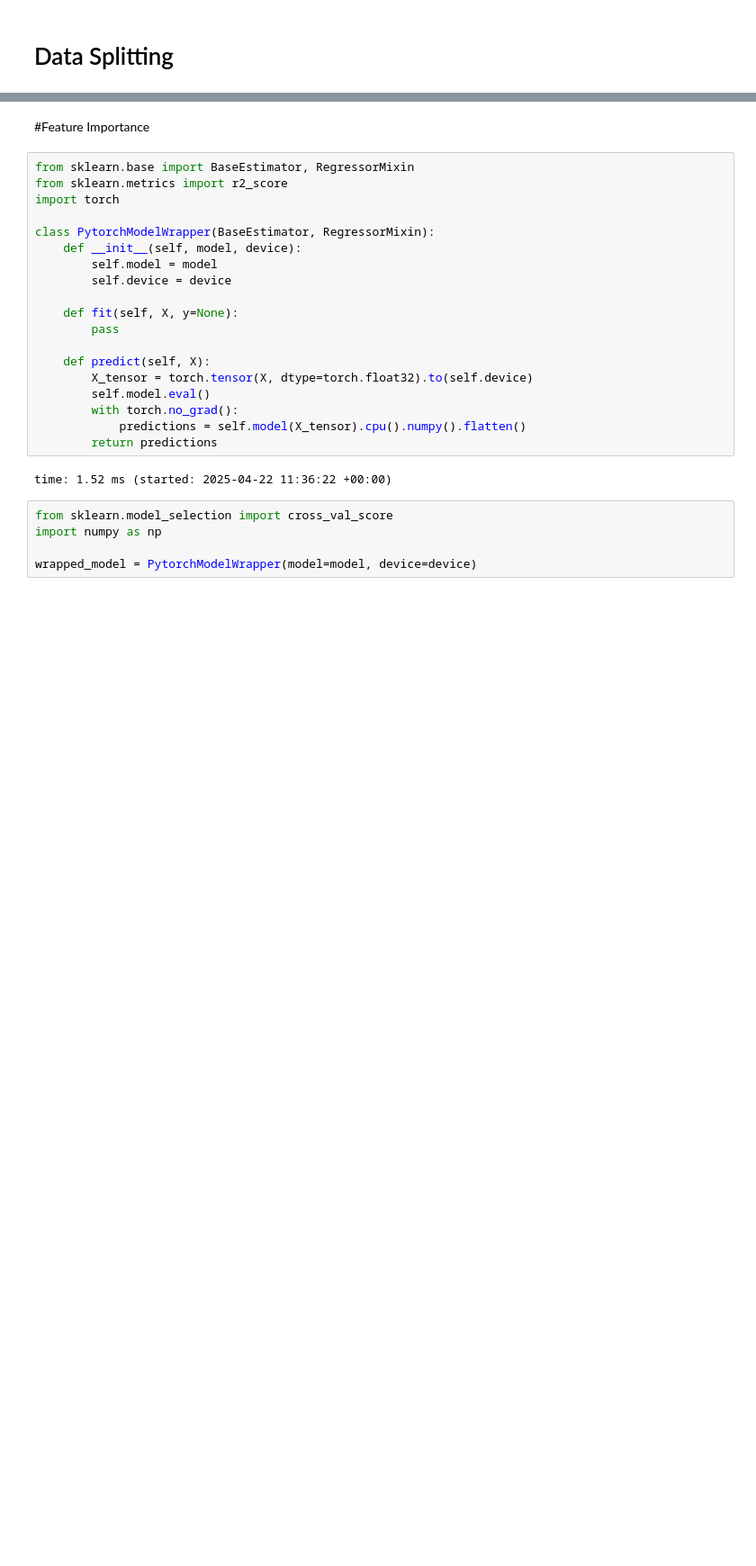
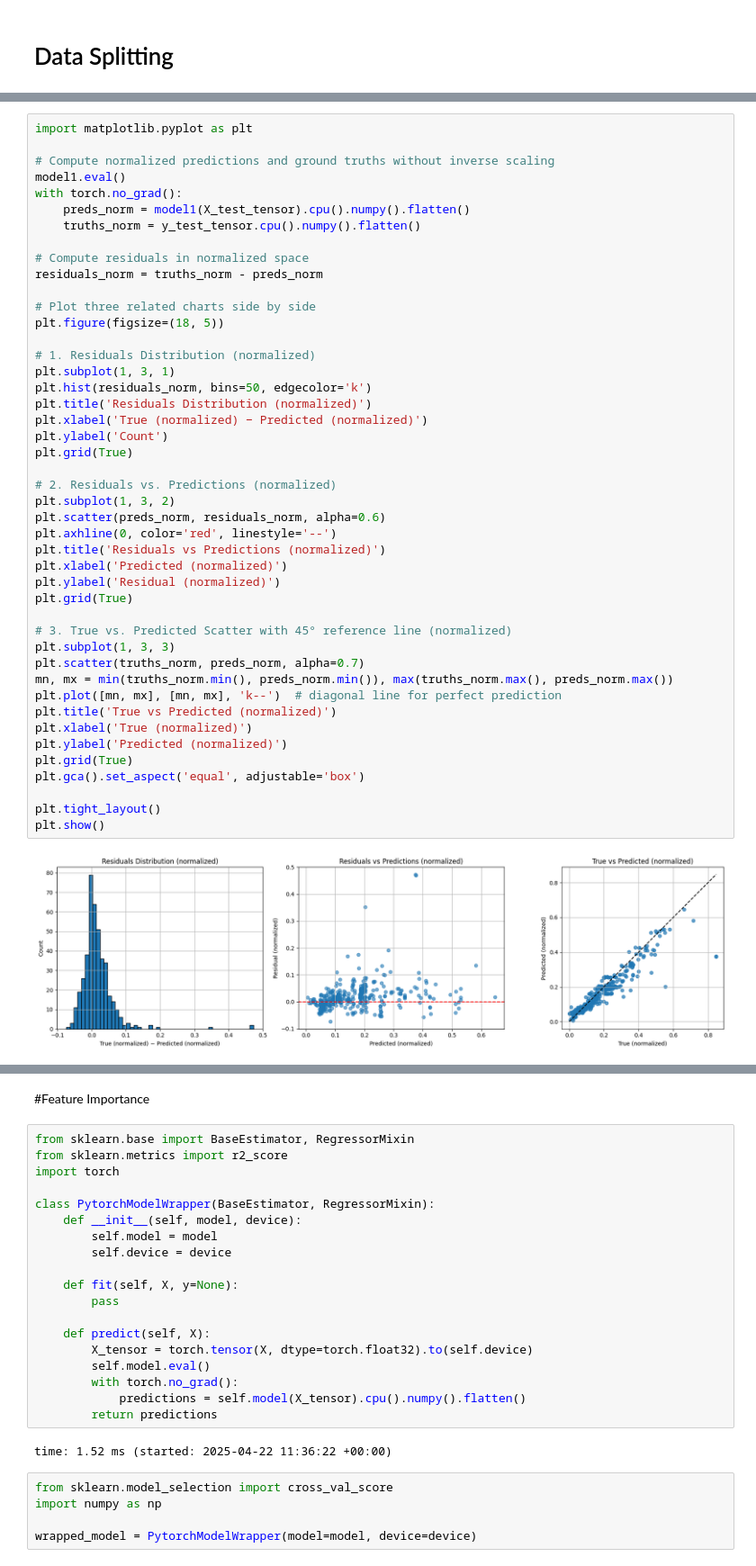
Before and after one commit to shanilev123456/Final-Project-ds, a Jupyter notebook: model.ipynb, the cells around one changed output, grey strips where cells are left out. Shown at 90% size. Drawn from its saved outputs; the diff is of its cells as text; blank space fills up the shorter version.

```diff
--- a/model.ipynb
+++ b/model.ipynb
@@ -499,0 +544,47 @@ time: 217 ms (started: 2025-05-23 09:27:41 +00:00)
+# %%
+import matplotlib.pyplot as plt
+
+# Compute normalized predictions and ground truths without inverse scaling
+model1.eval()
+with torch.no_grad():
+    preds_norm = model1(X_test_tensor).cpu().numpy().flatten()
+    truths_norm = y_test_tensor.cpu().numpy().flatten()
+
+# Compute residuals in normalized space
+residuals_norm = truths_norm - preds_norm
+
+# Plot three related charts side by side
+plt.figure(figsize=(18, 5))
+
+# 1. Residuals Distribution (normalized)
+plt.subplot(1, 3, 1)
+plt.hist(residuals_norm, bins=50, edgecolor='k')
+plt.title('Residuals Distribution (normalized)')
+plt.xlabel('True (normalized) − Predicted (normalized)')
+plt.ylabel('Count')
+plt.grid(True)
+
+# 2. Residuals vs. Predictions (normalized)
+plt.subplot(1, 3, 2)
+plt.scatter(preds_norm, residuals_norm, alpha=0.6)
+plt.axhline(0, color='red', linestyle='--')
+plt.title('Residuals vs Predictions (normalized)')
+plt.xlabel('Predicted (normalized)')
+plt.ylabel('Residual (normalized)')
+plt.grid(True)
+
+# 3. True vs. Predicted Scatter with 45° reference line (normalized)
+plt.subplot(1, 3, 3)
+plt.scatter(truths_norm, preds_norm, alpha=0.7)
+mn, mx = min(truths_norm.min(), preds_norm.min()), max(truths_norm.max(), preds_norm.max())
+plt.plot([mn, mx], [mn, mx], 'k--')  # diagonal line for perfect prediction
+plt.title('True vs Predicted (normalized)')
+plt.xlabel('True (normalized)')
+plt.ylabel('Predicted (normalized)')
+plt.grid(True)
+plt.gca().set_aspect('equal', adjustable='box')
+
+plt.tight_layout()
+plt.show()
+# %% [output]
+[figure, added]
```
Also changed, not shown: parts of 39 cells of this notebook.
